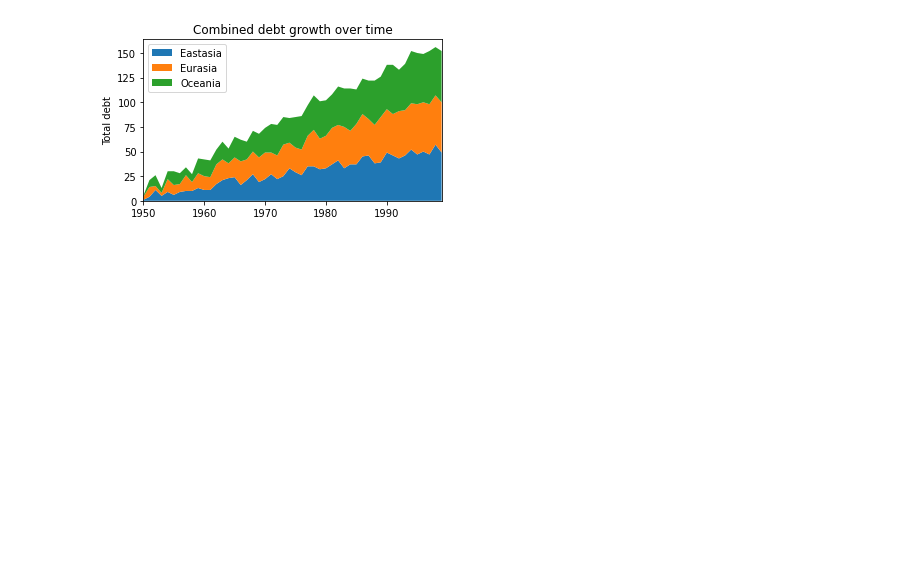
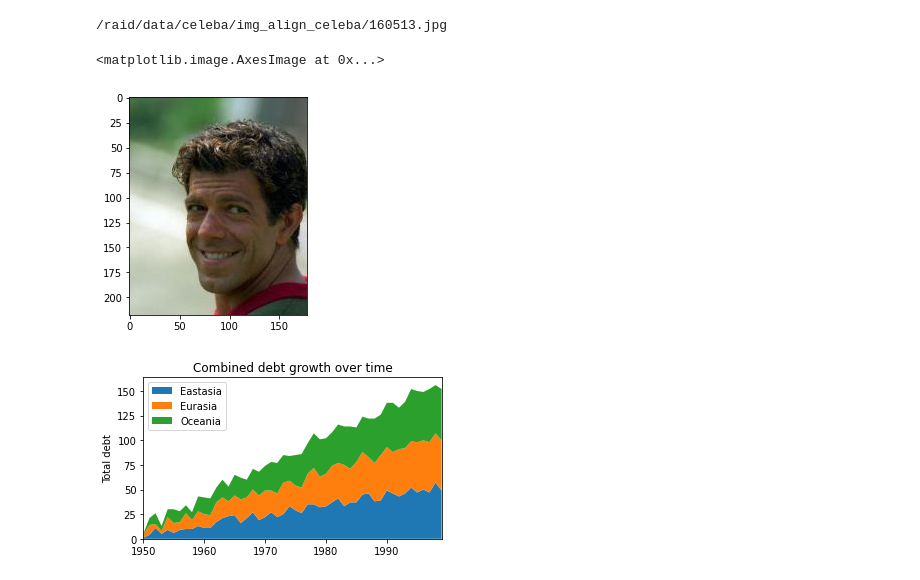
Before and after one commit to YaroslavBespalov/unsupervised_segmentation, a Jupyter notebook: examples/data.ipynb, the cells around one changed output. Saved outputs shown, nothing was run; the diff lists cells and outputs as text; code cells hidden in the pictures; blank space fills up the shorter version.

```diff
--- a/examples/data.ipynb
+++ b/examples/data.ipynb
@@ -24,0 +40,2 @@ import matplotlib.pyplot as plt
+# %%
+onlyfiles = [f for f in listdir("/raid/data/celeba/img_align_celeba") if isfile(join("/raid/data/celeba/img_align_celeba", f))]
@@ -25,3 +194,15 @@ import matplotlib.pyplot as plt
+# %%
+my_path = "/raid/data/celeba/img_align_celeba/"
+first_image = os.path.join(my_path + onlyfiles[777])
+print(first_image)
+# %% [output]
+/raid/data/celeba/img_align_celeba/160513.jpg
+# %%
+image = np.array(Image.open(first_image).convert('RGB'))
+plt.imshow(image)
+# %% [output]
+<matplotlib.image.AxesImage at 0x...>
+[figure, added]
 # %%
 import numpy as np
 import matplotlib.pyplot as plt
```
Also changed, not shown: parts of 21 cells of this notebook, 12 other files.
